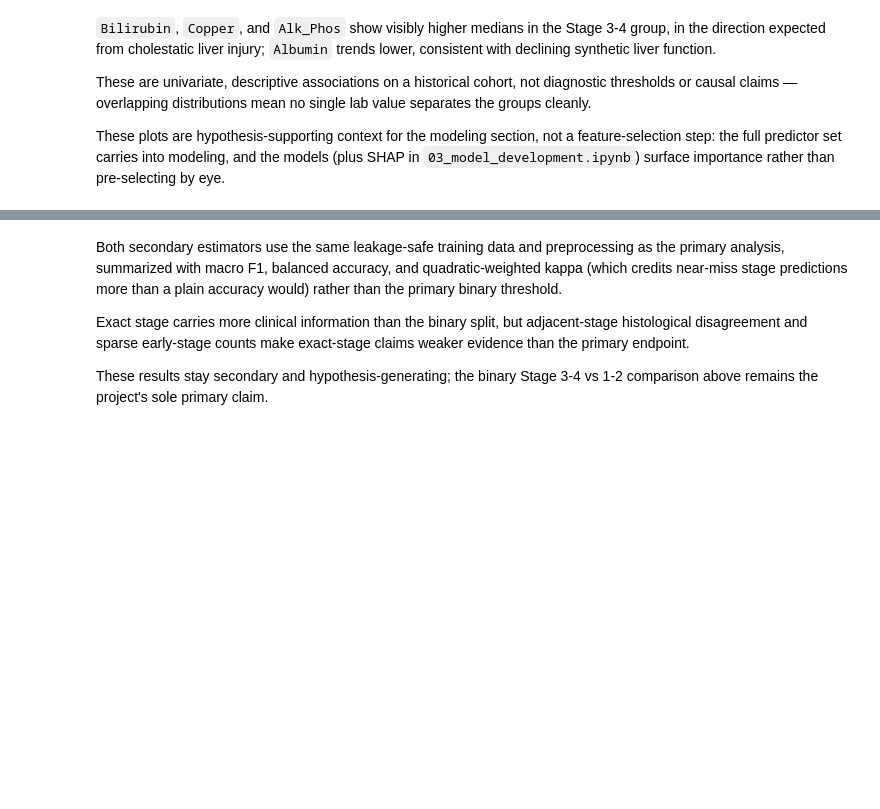
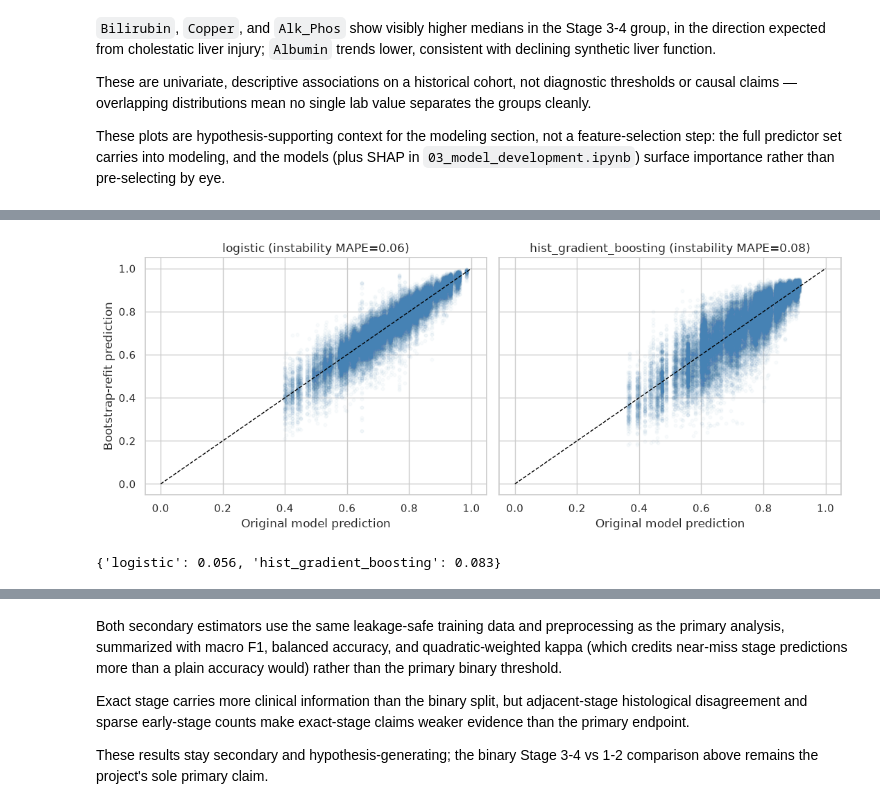
Before and after one commit to datakrdo/portfolio, a Jupyter notebook: cirrhosis/pbc-portfolio.ipynb, the cells around one changed output, grey strips where cells are left out. Saved outputs shown, nothing was run; the diff lists cells and outputs as text; code cells hidden in the pictures; blank space fills up the shorter version.

```diff
--- a/cirrhosis/pbc-portfolio.ipynb
+++ b/cirrhosis/pbc-portfolio.ipynb
@@ -1182,0 +978,20 @@ quadratic_weighted_kappa                        0.352
+# %%
+# Riley et al. (2020, Stat Med) minimum sample size for a binary prediction model:
+# the max of three criteria -- shrinkage-controlled overfitting, a small-sample
+# penalty on the achievable Cox-Snell R^2, and precision on the average predicted risk.
+def riley_minimum_sample_size(n_predictors, prevalence, expected_cs_r2, shrinkage=0.9, margin_of_error=0.05):
+    max_r2_cs = 1 - prevalence**prevalence * (1 - prevalence) ** (1 - prevalence)
+    r2_cs_adj = expected_cs_r2 / max_r2_cs
+    n1 = n_predictors / ((shrinkage - 1) * np.log(1 - r2_cs_adj / shrinkage))
+    n2 = n_predictors / ((shrinkage - 1) * np.log(1 - r2_cs_adj))
+    n3 = (1.96 / margin_of_error) ** 2 * prevalence * (1 - prevalence)
+    n_required = int(np.ceil(max(n1, n2, n3)))
+    return {"n1_shrinkage": n1, "n2_small_sample_r2": n2, "n3_precision": n3, "n_required": n_required}
+
+for set_name, (X_set, y_set, _) in datasets.items():
+    n_predictors_used, prevalence = X_set.shape[1], float(y_set.mean())
+    riley_result = riley_minimum_sample_size(n_predictors_used, prevalence, expected_cs_r2=0.15)
+    print(f"[{set_name}] predictors: {n_predictors_used}, prevalence: {prevalence:.3f}")
+    print("  ", {k: round(v, 1) for k, v in riley_result.items()})
+    print(f"   available: {len(X_set)} rows vs. {riley_result['n_required']} required -> EPV {min(y_set.sum(), (1 - y_set).sum()) / n_predictors_used:.1f} "
+          f"(rule-of-thumb target: 10)")
@@ -1182,0 +1014,45 @@ quadratic_weighted_kappa                        0.352
+# %%
+# Prediction stability (Riley & Collins 2023): refit on B bootstrap resamples,
+# predict on the *original* rows with each refit, and compare to the original model's
+# own predictions -- if bootstrap refits disagree a lot with each other on the same
+# patients, the model's predictions are not stable, even if its average discrimination
+# looks fine. Core set, all 412 rows.
+def prediction_stability(pipeline_factory, X, y, n_boot, random_state):
+    rng = np.random.default_rng(random_state)
+    original = clone(pipeline_factory()).fit(X, y)
+    original_pred = original.predict_proba(X)[:, 1]
+    n = len(X)
+    boot_preds = []
+    for _ in range(n_boot):
+        boot_idx = rng.integers(0, n, n)
+        X_boot, y_boot = X.iloc[boot_idx], y.iloc[boot_idx]
+        if y_boot.nunique() < 2:
+            continue
+        model = clone(pipeline_factory()).fit(X_boot, y_boot)
+        boot_preds.append(model.predict_proba(X)[:, 1])
+    boot_preds = np.array(boot_preds)
+    mape = float(np.mean(np.abs(boot_preds - original_pred) / np.clip(original_pred, 1e-6, None)))
+    return {"original_pred": original_pred, "boot_preds": boot_preds, "instability_mape": mape, "n_boot_valid": len(boot_preds)}
+
+X_core, y_core, _ = datasets["core"]
+stability_results = {}
+for name in ("logistic", "hist_gradient_boosting"):
+    stability_results[name] = prediction_stability(
+        lambda n=name: make_pipeline(n, list(X_core.columns)), X_core, y_core, n_boot=200, random_state=RANDOM_STATE
+    )
+
+fig, axes = plt.subplots(1, 2, figsize=(11, 4.5), sharex=True, sharey=True)
+for ax, name in zip(axes, stability_results):
+    res = stability_results[name]
+    for row in res["boot_preds"][:100]:
+        ax.scatter(res["original_pred"], row, alpha=0.03, s=10, color="steelblue")
+    ax.plot([0, 1], [0, 1], color="black", linestyle="--", linewidth=1)
+    ax.set_title(f"{name} (instability MAPE={res['instability_mape']:.2f})")
+    ax.set_xlabel("Original model prediction")
+axes[0].set_ylabel("Bootstrap-refit prediction")
+plt.tight_layout()
+plt.show()
+print({name: round(res["instability_mape"], 3) for name, res in stability_results.items()})
+# %% [output]
+[figure, added]
+{'logistic': 0.056, 'hist_gradient_boosting': 0.083}
```
Also changed, not shown: parts of 69 cells of this notebook, 44 other files.
